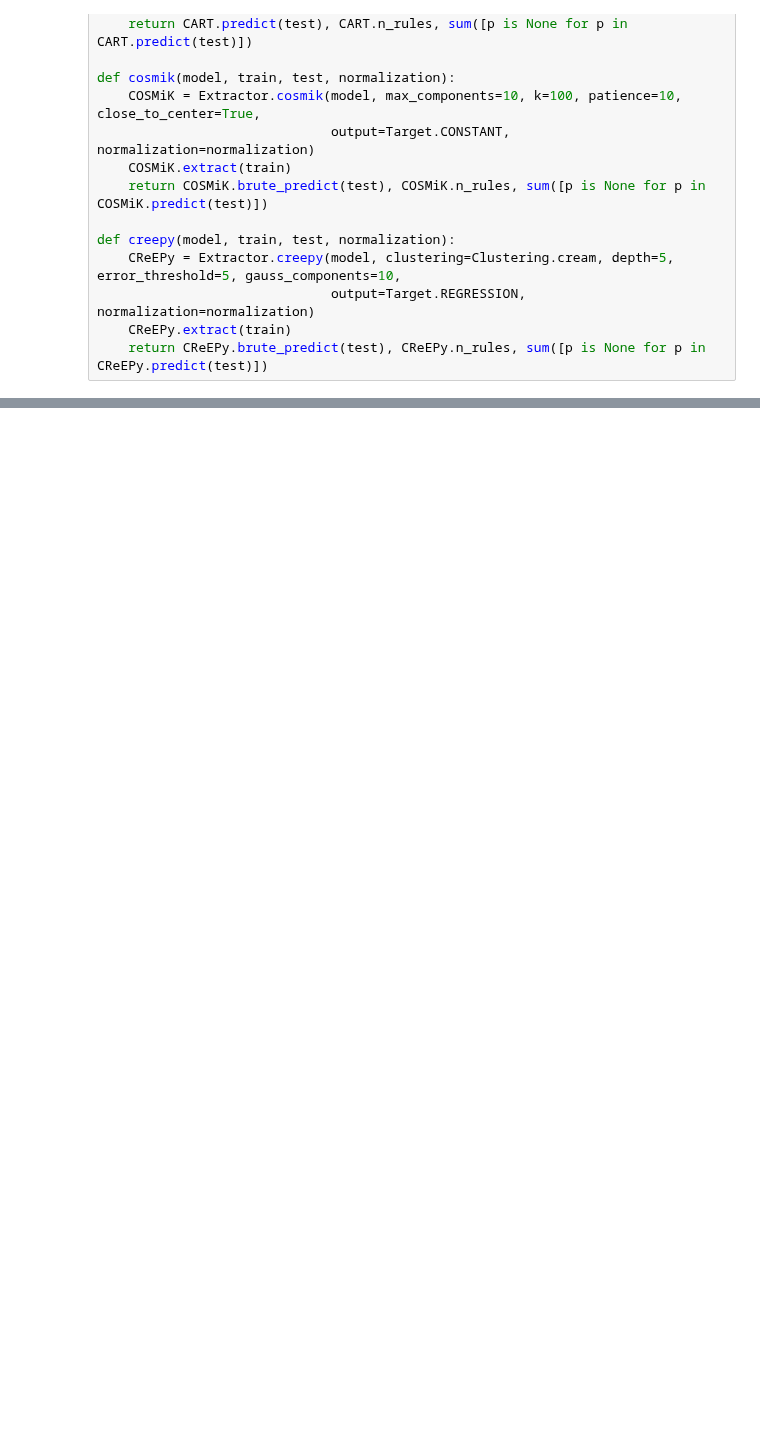
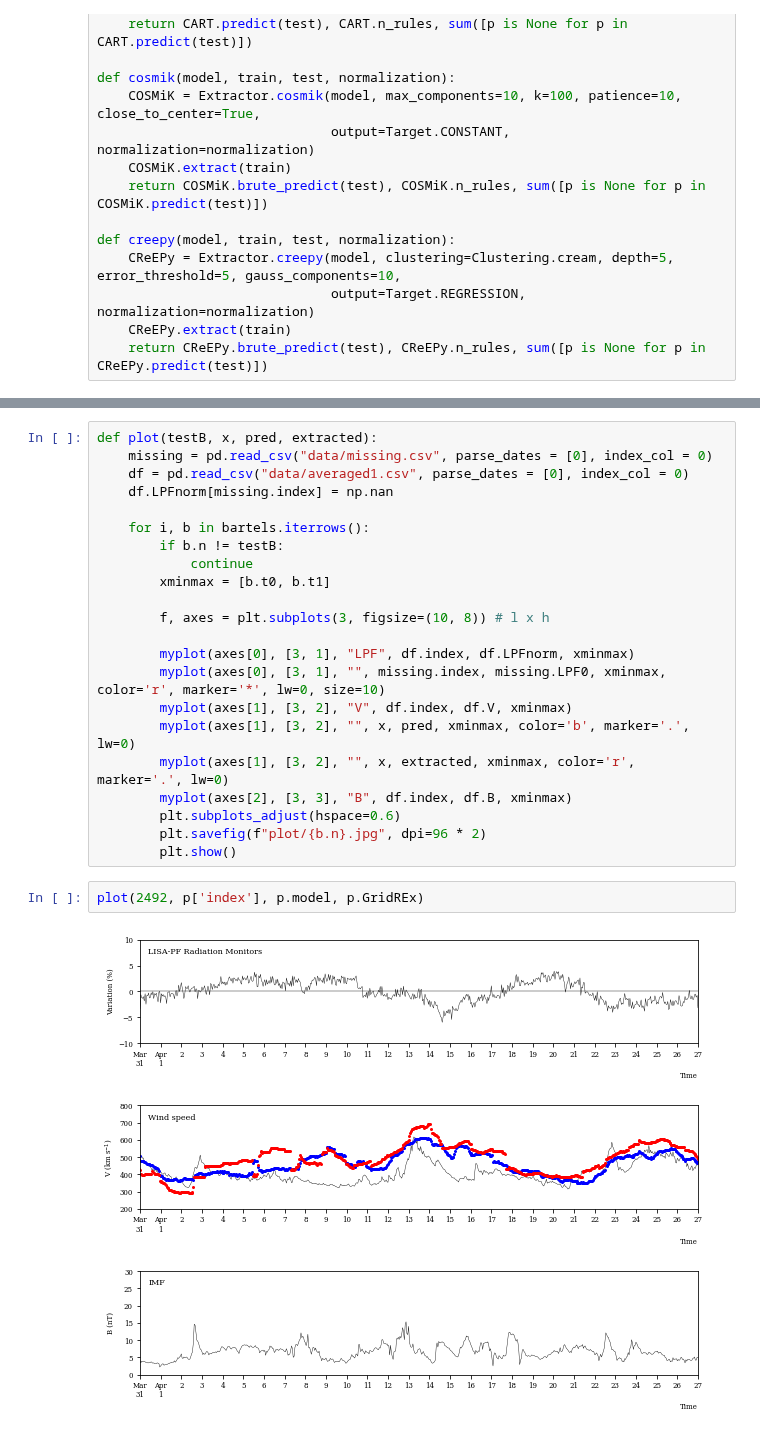
Before and after one commit to psykei/psyke-python, a Jupyter notebook: demo/DemoRegressionScaled.ipynb, the cells around one changed output, grey strips where cells are left out. Drawn from its saved outputs; the diff is of its cells as text; blank space fills up the shorter version.

```diff
--- a/demo/DemoRegressionScaled.ipynb
+++ b/demo/DemoRegressionScaled.ipynb
@@ -161,0 +150,26 @@ p.describe()
+# %%
+def plot(testB, x, pred, extracted):
+    missing = pd.read_csv("data/missing.csv", parse_dates = [0], index_col = 0)
+    df = pd.read_csv("data/averaged1.csv", parse_dates = [0], index_col = 0)
+    df.LPFnorm[missing.index] = np.nan
+
+    for i, b in bartels.iterrows():
+        if b.n != testB:
+            continue
+        xminmax = [b.t0, b.t1]
+
+        f, axes = plt.subplots(3, figsize=(10, 8)) # l x h
+
+        myplot(axes[0], [3, 1], "LPF", df.index, df.LPFnorm, xminmax)
+        myplot(axes[0], [3, 1], "", missing.index, missing.LPF0, xminmax, color='r', marker='*', lw=0, size=10)
+        myplot(axes[1], [3, 2], "V", df.index, df.V, xminmax)
+        myplot(axes[1], [3, 2], "", x, pred, xminmax, color='b', marker='.', lw=0)
+        myplot(axes[1], [3, 2], "", x, extracted, xminmax, color='r', marker='.', lw=0)
+        myplot(axes[2], [3, 3], "B", df.index, df.B, xminmax)
+        plt.subplots_adjust(hspace=0.6)
+        plt.savefig(f"plot/{b.n}.jpg", dpi=96 * 2)
+        plt.show()
+# %%
+plot(2492, p['index'], p.model, p.GridREx)
+# %% [output]
+[figure, added]
```
Also changed, not shown: parts of 17 cells of this notebook, 1 other file.
